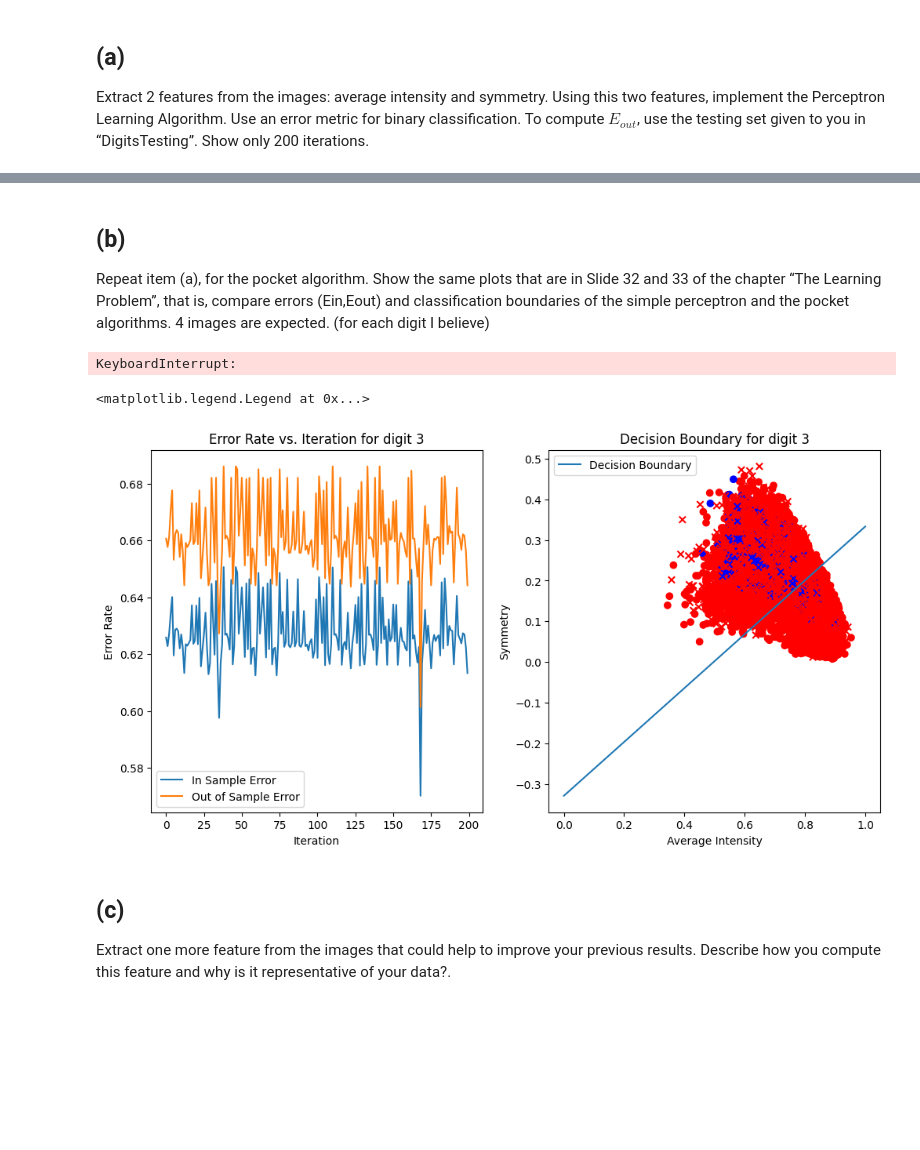
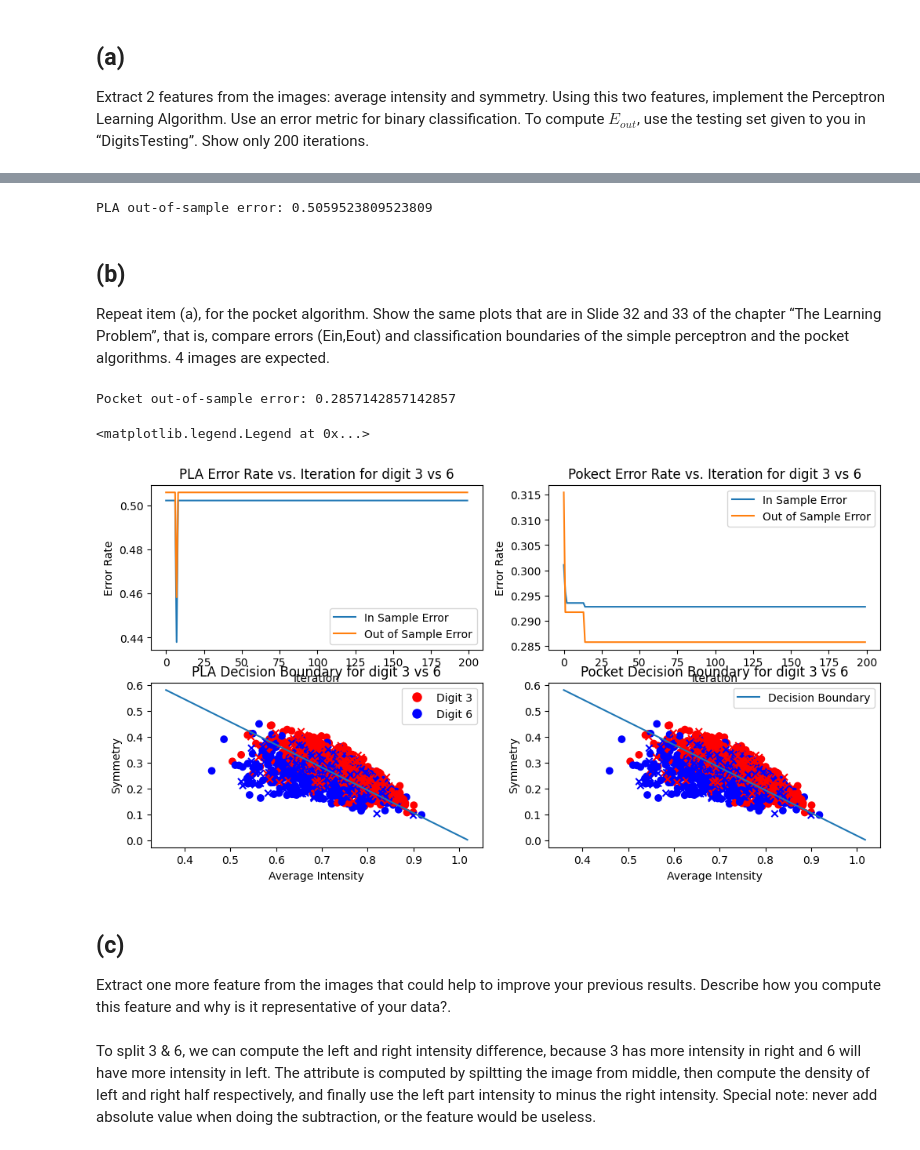
Before and after one commit to 118020020/815hws, a Jupyter notebook: hw2/solutions.ipynb, the cells around one changed output, grey strips where cells are left out. Saved outputs shown, nothing was run; the diff lists cells and outputs as text; code cells hidden in the pictures; blank space fills up the shorter version.

```diff
--- a/hw2/solutions.ipynb
+++ b/hw2/solutions.ipynb
@@ -408,37 +433,47 @@ Error rate for digit 6: 0.08570004982561036
+# %%
+# calculate the error
+error_PLA = PLA.out_of_sample_errors[-1]
+print(f'PLA out-of-sample error: {error_PLA}')
+# %% [output]
+PLA out-of-sample error: 0.5059523809523809
 # %% [markdown]
 ## (b)
 
-Repeat item (a), for the pocket algorithm. Show the same plots that are in Slide 32 and 33 of the chapter “The Learning Problem”, that is, compare errors (Ein,Eout) and classification boundaries of the simple perceptron and the pocket algorithms. 4 images are expected. (for each digit I believe)
+Repeat item (a), for the pocket algorithm. Show the same plots that are in Slide 32 and 33 of the chapter “The Learning Problem”, that is, compare errors (Ein,Eout) and classification boundaries of the simple perceptron and the pocket algorithms. 4 images are expected.
-# %%
-Pocket_digit0 = Perceptron(learning_rate=0.01, max_iters=200)
-Pocket_digit1 = Perceptron(learning_rate=0.01, max_iters=200)
-
-# train the perceptrons
-Pocket_digit0.fit_pocket(X_train, train_labels, X_test, test_labels, digits[0])
-Pocket_digit1.fit_pocket(X_train, train_labels, X_test, test_labels, digits[1])
-# %% [output]
-KeyboardInterrupt:
+# %%
+Pocket = Perceptron(learning_rate=0.01, max_iters=200,
+                        X_train=X_train, y_train=train_labels,
+                        X_test=X_test, y_test=test_labels,
+                        digits=digits)
+
+# train the perceptrons
+Pocket.fit_pocket()
+# %%
+error_Pocket = Pocket.out_of_sample_errors[-1]
+print(f'Pocket out-of-sample error: {error_Pocket}')
+# %% [output]
+Pocket out-of-sample error: 0.2857142857142857
 # %%
-# 2*2 subplots for digit 0
+# 2*2 subplots
 plt.figure(figsize=(12, 6))
 # the first subplot is the error rate vs. iteration of PLA
 plt.subplot(2, 2, 1)
 # plot the in sample error and out of sample error for each iteration, with x-axis as iteration number in one same plot
-plt.plot(range(PLA_digit0.max_iters), PLA_digit0.in_sample_errors, label='In Sample Error')
-plt.plot(range(PLA_digit0.max_iters), PLA_digit0.out_of_sample_errors, label='Out of Sample Error')
+plt.plot(range(PLA.max_iters), PLA.in_sample_errors, label='In Sample Error')
+plt.plot(range(PLA.max_iters), PLA.out_of_sample_errors, label='Out of Sample Error')
 plt.xlabel('Iteration')
 plt.ylabel('Error Rate')
-plt.title(f'PLA Error Rate vs. Iteration for digit {digits[0]}')
+plt.title(f'PLA Error Rate vs. Iteration for digit {digits[0]} vs {digits[1]}')
 plt.legend()
 
 # the second subplot is the error rate vs. iteration of Pocket
 plt.subplot(2, 2, 2)
 # plot the in sample error and out of sample error for each iteration, with x-axis as iteration number in one same plot
-plt.plot(range(Pocket_digit0.max_iters), Pocket_digit0.in_sample_errors, label='In Sample Error')
-plt.plot(range(Pocket_digit0.max_iters), Pocket_digit0.out_of_sample_errors, label='Out of Sample Error')
+plt.plot(range(Pocket.max_iters), Pocket.in_sample_errors, label='In Sample Error')
+plt.plot(range(Pocket.max_iters), Pocket.out_of_sample_errors, label='Out of Sample Error')
 plt.xlabel('Iteration')
 plt.ylabel('Error Rate')
-plt.title(f'Pokect Error Rate vs. Iteration for digit {digits[0]}')
+plt.title(f'Pokect Error Rate vs. Iteration for digit {digits[0]} vs {digits[1]}')
 plt.legend()
 
 
@@ -446,44 +481,48 @@ plt.legend()
 plt.subplot(2, 2, 3)
 # plot the decision boundary
 # the decision boundary is the line that the dot product of the weights and the features plus the bias is 0
-x_min, x_max = X_train[:, 0].min() - 1, X_train[:, 0].max() + 1
-y_min, y_max = X_train[:, 1].min() - 1, X_train[:, 1].max() + 1
+x_min, x_max = X_train[:, 0].min() - 0.1, X_train[:, 0].max() + 0.1
+y_min, y_max = X_train[:, 1].min() - 0.1, X_train[:, 1].max() + 0.1
 boundary_x = np.array([x_min, x_max])
-boundary_y = (-Pocket_digit0.weights[0] * boundary_x - Pocket_digit0.bias) / Pocket_digit0.weights[1]
+boundary_y = (-Pocket.weights[0] * boundary_x - Pocket.bias) / Pocket.weights[1]
 plt.plot(boundary_x, boundary_y, label='Decision Boundary')
 # set colors for the two classes
 colors = ['red', 'blue']
 # plot the training data as circles
 plt.scatter(X_train[:, 0], X_train[:, 1], c=[colors[int(x == digits[0])] for x in train_labels])
 # plot the testing data as crosses
 plt.scatter(X_test[:, 0], X_test[:, 1], marker='x', c=[colors[int(x == digits[0])] for x in test_labels])
 plt.xlabel('Average Intensity')
 plt.ylabel('Symmetry')
-plt.title(f'PLA Decision Boundary for digit {digits[0]}')
-plt.legend()
+plt.title(f'PLA Decision Boundary for digit {digits[0]} vs {digits[1]}')
+# also add legend of the two classes, digit 3 and digit 6
+plt.legend(
+    handles=[plt.Line2D([0], [0], marker='o', color='w', markerfacecolor='red', markersize=10, label=f'Digit {digits[0]}'),
+                plt.Line2D([0], [0], marker='o', color='w', markerfacecolor='blue', markersize=10, label=f'Digit {digits[1]}')]
+)
 
 # the fourth subplot is the decision boundary of Pocket
 plt.subplot(2, 2, 4)
 # plot the decision boundary
 # the decision boundary is the line that the dot product of the weights and the features plus the bias is 0
-x_min, x_max = X_train[:, 0].min() - 1, X_train[:, 0].max() + 1
-y_min, y_max = X_train[:, 1].min() - 1, X_train[:, 1].max() + 1
+x_min, x_max = X_train[:, 0].min() - 0.1, X_train[:, 0].max() + 0.1
+y_min, y_max = X_train[:, 1].min() - 0.1, X_train[:, 1].max() + 0.1
 boundary_x = np.array([x_min, x_max])
-boundary_y = (-Pocket_digit0.weights[0] * boundary_x - Pocket_digit0.bias) / Pocket_digit0.weights[1]
+boundary_y = (-Pocket.weights[0] * boundary_x - Pocket.bias) / Pocket.weights[1]
 plt.plot(boundary_x, boundary_y, label='Decision Boundary')
 # set colors for the two classes
 colors = ['red', 'blue']
 # plot the training data as circles
 plt.scatter(X_train[:, 0], X_train[:, 1], c=[colors[int(x == digits[0])] for x in train_labels])
 # plot the testing data as crosses
 plt.scatter(X_test[:, 0], X_test[:, 1], marker='x', c=[colors[int(x == digits[0])] for x in test_labels])
 plt.xlabel('Average Intensity')
 plt.ylabel('Symmetry')
-plt.title(f'Pocket Decision Boundary for digit {digits[0]}')
+plt.title(f'Pocket Decision Boundary for digit {digits[0]} vs {digits[1]}')
 plt.legend()
 # %% [output]
 <matplotlib.legend.Legend at 0x...>
-[figure, old version]
+[figure, new version]
 # %% [markdown]
 ## (c)
 Extract one more feature from the images that could help to improve your previous results. Describe how you compute this feature and why is it representative of your data?.
@@ -492,3 +547,5 @@ Extract one more feature from the images that could help to improve your previou
+# %% [markdown]
+To split 3 & 6, we can compute the left and right intensity difference, because 3 has more intensity in right and 6 will have more intensity in left. The attribute is computed by spiltting the image from middle, then compute the density of left and right half respectively, and finally use the left part intensity to minus the right intensity. Special note: never add absolute value when doing the subtraction, or the feature would be useless.
 # %% [markdown]
 ## (d)
 
```
Also changed, not shown: parts of 13 cells of this notebook, 2 other files.
